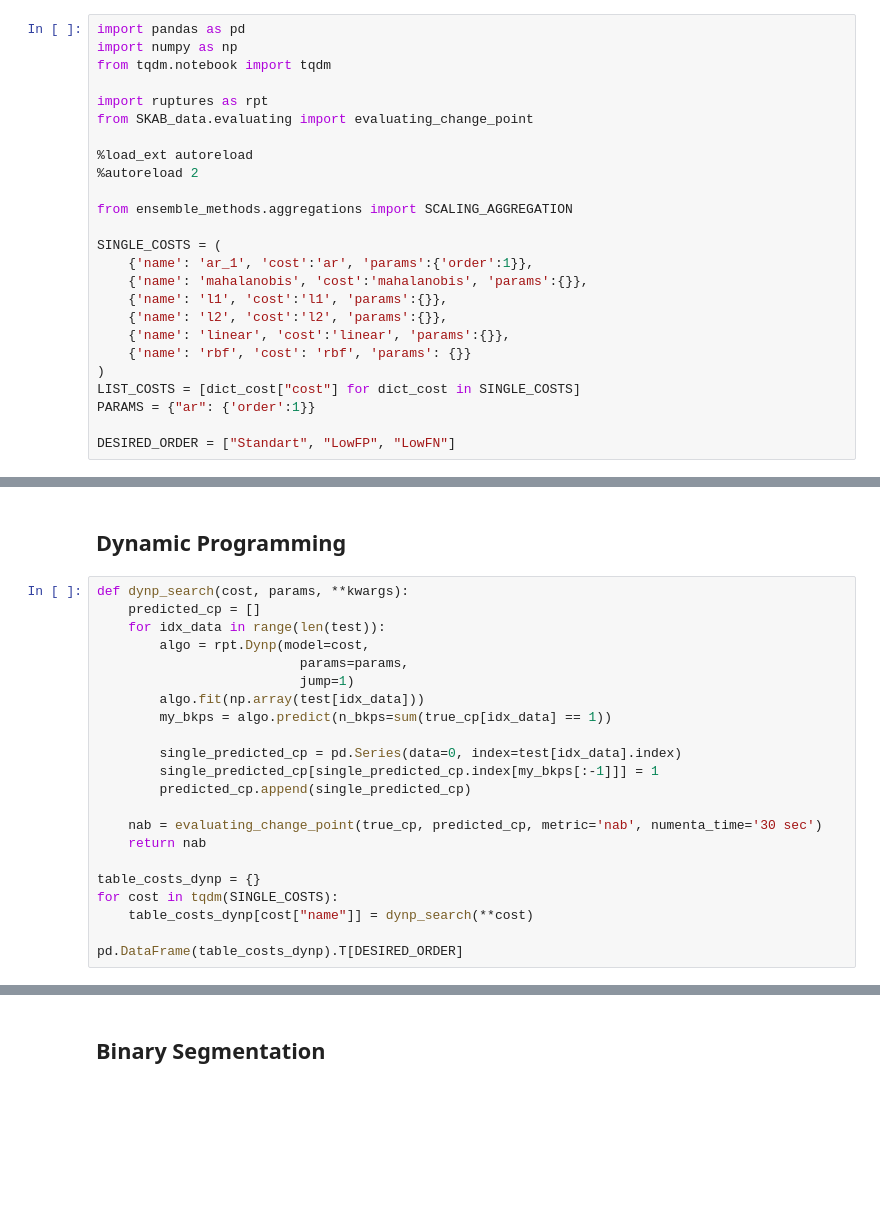
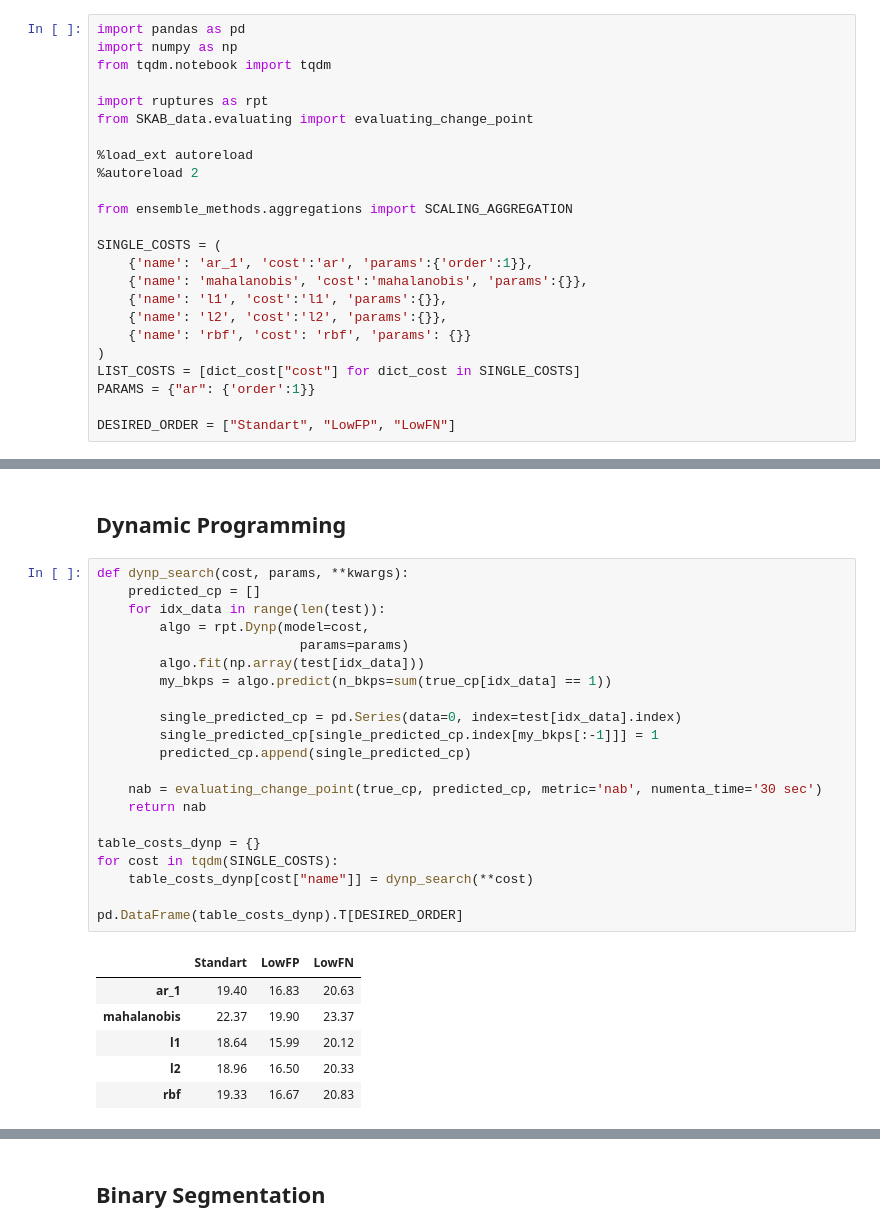
Before and after one commit to theovincent/CPDE, a Jupyter notebook: SKAB_experiments.ipynb, the cells around one changed output, grey strips where cells are left out. Saved outputs shown, nothing was run; the diff lists cells and outputs as text; blank space fills up the shorter version.

```diff
--- a/SKAB_experiments.ipynb
+++ b/SKAB_experiments.ipynb
@@ -30,7 +56,6 @@ SINGLE_COSTS = (
     {'name': 'mahalanobis', 'cost':'mahalanobis', 'params':{}},
     {'name': 'l1', 'cost':'l1', 'params':{}},
     {'name': 'l2', 'cost':'l2', 'params':{}},
-    {'name': 'linear', 'cost':'linear', 'params':{}},
     {'name': 'rbf', 'cost': 'rbf', 'params': {}}
 )
 LIST_COSTS = [dict_cost["cost"] for dict_cost in SINGLE_COSTS]
@@ -162,25 +220,31 @@ pd.DataFrame(table_ensemble_window).T[DESIRED_ORDER]
 # %%
 def dynp_search(cost, params, **kwargs):
     predicted_cp = []
     for idx_data in range(len(test)):
         algo = rpt.Dynp(model=cost,
-                          params=params,
-                          jump=1)
+                          params=params)
         algo.fit(np.array(test[idx_data]))
         my_bkps = algo.predict(n_bkps=sum(true_cp[idx_data] == 1))
 
         single_predicted_cp = pd.Series(data=0, index=test[idx_data].index)
         single_predicted_cp[single_predicted_cp.index[my_bkps[:-1]]] = 1
         predicted_cp.append(single_predicted_cp)
 
     nab = evaluating_change_point(true_cp, predicted_cp, metric='nab', numenta_time='30 sec')
     return nab
 
 table_costs_dynp = {}
 for cost in tqdm(SINGLE_COSTS):
     table_costs_dynp[cost["name"]] = dynp_search(**cost)
 
 pd.DataFrame(table_costs_dynp).T[DESIRED_ORDER]
+# %% [output]
+|  | Standart | LowFP | LowFN |
+| ar_1 | 19.40 | 16.83 | 20.63 |
+| mahalanobis | 22.37 | 19.90 | 23.37 |
+| l1 | 18.64 | 15.99 | 20.12 |
+| l2 | 18.96 | 16.50 | 20.33 |
+| rbf | 19.33 | 16.67 | 20.83 |
 # %%
 def dynp_search_ensemble_bound():
     predicted_cp = []
```
Also changed, not shown: parts of 15 cells of this notebook.
